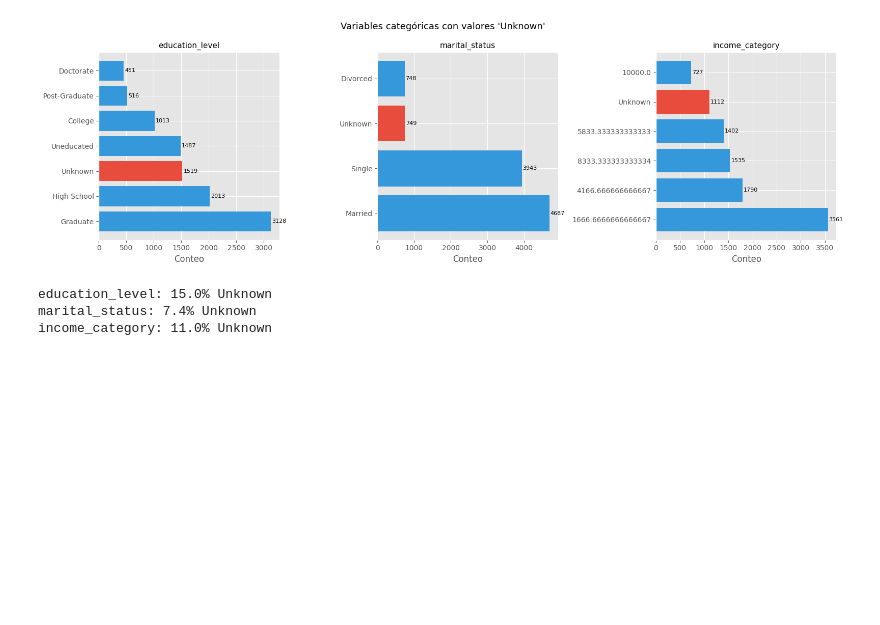
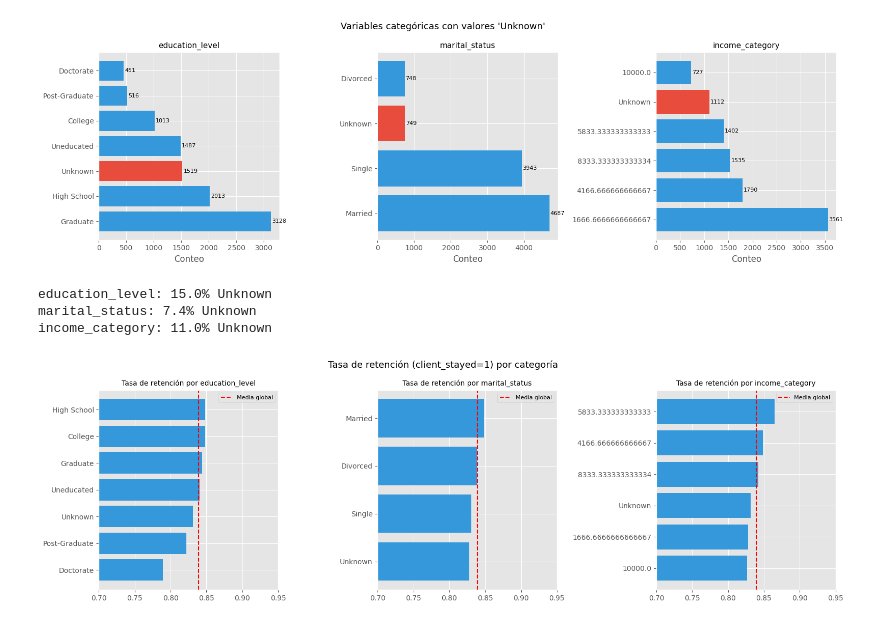
Before and after one commit to bielng/Data-Lab, a Jupyter notebook: trial_05.ipynb, the cells around one changed output. Cells and saved outputs as stored; diff of their text form; code cells hidden in the pictures; blank space fills up the shorter version.

Commit message:
Análisis cruzado: variables vs client_stayed

```diff
--- a/trial_05.ipynb
+++ b/trial_05.ipynb
@@ -123,3 +132,19 @@ for col in ['education_level','marital_status','income_category']:
 education_level: 15.0% Unknown
 marital_status: 7.4% Unknown
 income_category: 11.0% Unknown
+# %%
+fig, axes = plt.subplots(1, 3, figsize=(16, 5))
+
+for ax, col in zip(axes, ['education_level','marital_status','income_category']):
+    retention = df.groupby(col)['client_stayed'].mean().sort_values()
+    ax.barh(retention.index, retention.values, color='#3498db')
+    ax.axvline(df['client_stayed'].mean(), color='red', linestyle='--', label='Media global')
+    ax.set_title(f'Tasa de retención por {col}', fontsize=10)
+    ax.set_xlim(0.7, 0.95)
+    ax.legend(fontsize=8)
+
+plt.suptitle("Tasa de retención (client_stayed=1) por categoría", fontsize=13)
+plt.tight_layout()
+plt.show()
+# %% [output]
+[figure, added]
```
Also changed, not shown: parts of 1 cell of this notebook.
